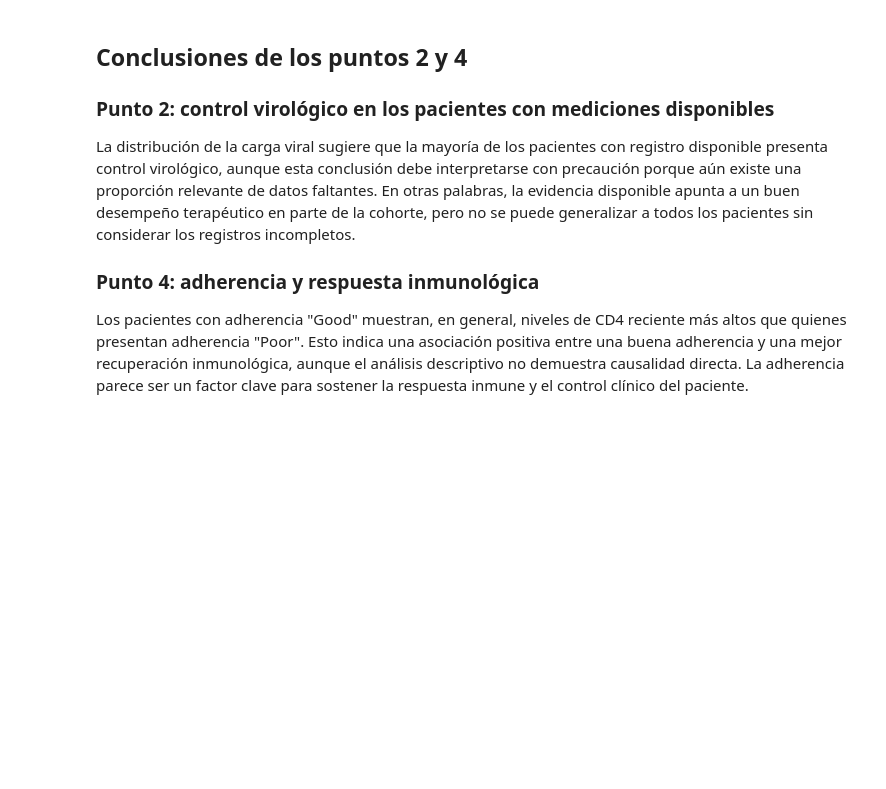
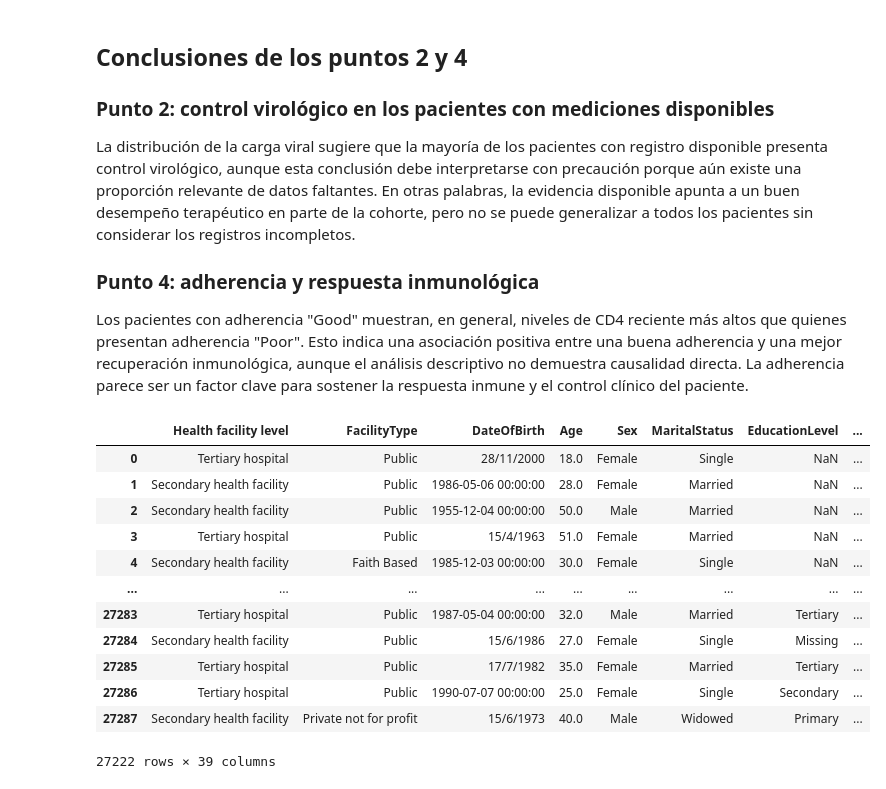
Before and after one commit to J-Matiz/Proyecto-VIH-Dataset, a Jupyter notebook: cuadernos/exploracion_matias.ipynb, the cells around one changed output. Saved outputs shown, nothing was run; the diff lists cells and outputs as text; code cells hidden in the pictures; blank space fills up the shorter version.

Commit message:
Item Prueba: Education Level Pandas

```diff
--- a/cuadernos/exploracion_matias.ipynb
+++ b/cuadernos/exploracion_matias.ipynb
@@ -784,3 +784,20 @@ La distribución de la carga viral sugiere que la mayoría de los pacientes con
 
 ### Punto 4: adherencia y respuesta inmunológica
 Los pacientes con adherencia "Good" muestran, en general, niveles de CD4 reciente más altos que quienes presentan adherencia "Poor". Esto indica una asociación positiva entre una buena adherencia y una mejor recuperación inmunológica, aunque el análisis descriptivo no demuestra causalidad directa. La adherencia parece ser un factor clave para sostener la respuesta inmune y el control clínico del paciente.
+# %%
+df['EducationLevel'] = df['EducationLevel'].tail(5)
+df
+# %% [output]
+|  | Health facility level | FacilityType | DateOfBirth | Age | Sex | MaritalStatus | EducationLevel | ... |
+| 0 | Tertiary hospital | Public | 28/11/2000 | 18.0 | Female | Single | NaN | ... |
+| 1 | Secondary health facility | Public | 1986-05-06 00:00:00 | 28.0 | Female | Married | NaN | ... |
+| 2 | Secondary health facility | Public | 1955-12-04 00:00:00 | 50.0 | Male | Married | NaN | ... |
+| 3 | Tertiary hospital | Public | 15/4/1963 | 51.0 | Female | Married | NaN | ... |
+| 4 | Secondary health facility | Faith Based | 1985-12-03 00:00:00 | 30.0 | Female | Single | NaN | ... |
+| ... | ... | ... | ... | ... | ... | ... | ... | ... |
+| 27283 | Tertiary hospital | Public | 1987-05-04 00:00:00 | 32.0 | Male | Married | Tertiary | ... |
+| 27284 | Secondary health facility | Public | 15/6/1986 | 27.0 | Female | Single | Missing | ... |
+| 27285 | Tertiary hospital | Public | 17/7/1982 | 35.0 | Female | Married | Tertiary | ... |
+| 27286 | Tertiary hospital | Public | 1990-07-07 00:00:00 | 25.0 | Female | Single | Secondary | ... |
+| 27287 | Secondary health facility | Private not for profit | 15/6/1973 | 40.0 | Male | Widowed | Primary | ... |
+27222 rows × 39 columns
```
Also changed, not shown: 1 other file.
